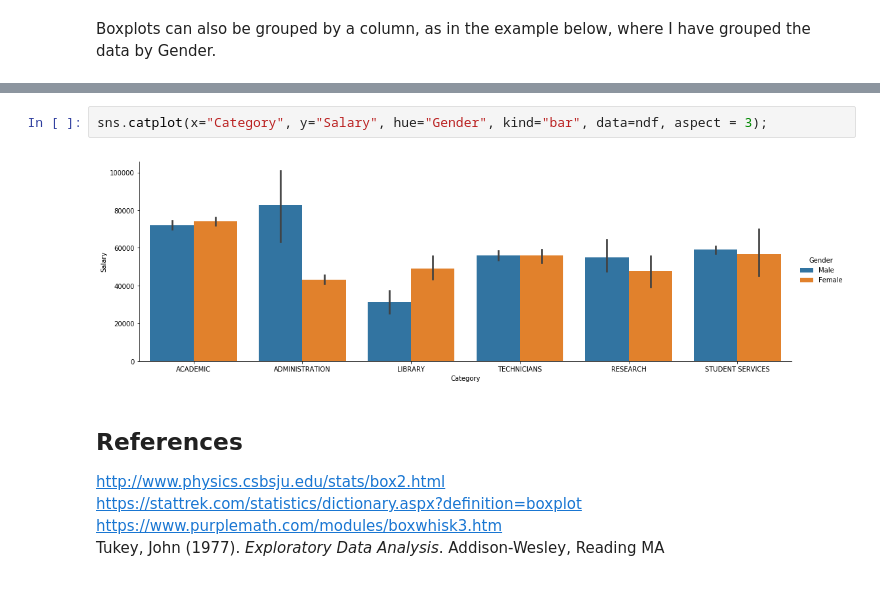
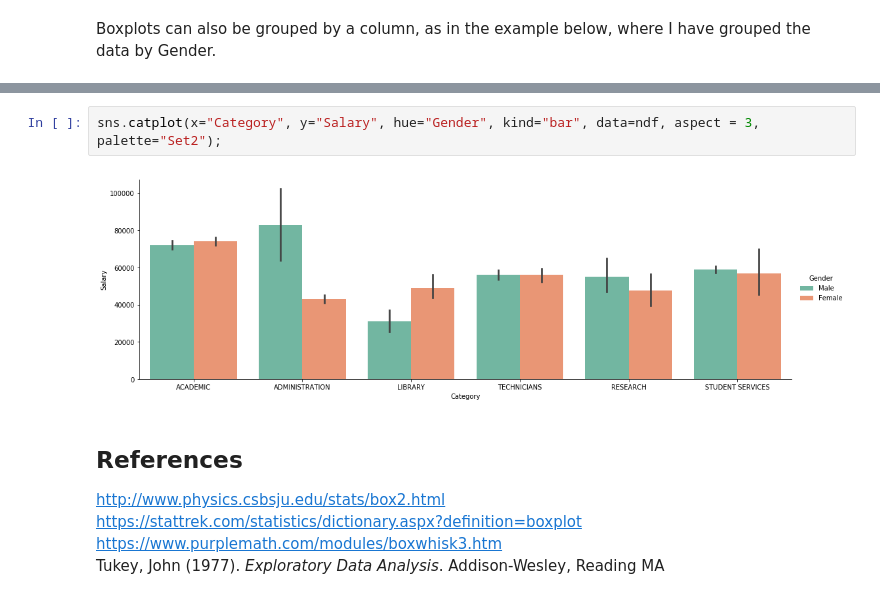
Before and after one commit to paulacduffy/boxplotsproject, a Jupyter notebook: Box Plots & their uses.ipynb, the cells around one changed output, grey strips where cells are left out. Saved outputs shown, nothing was run; the diff lists cells and outputs as text.

```diff
--- a/Box Plots & their uses.ipynb
+++ b/Box Plots & their uses.ipynb
@@ -101,7 +104,7 @@ Looking at the boxplot above one can quite easily see the varience in spread of
 # %%
-sns.catplot(x="Category", y="Salary", hue="Gender", kind="bar", data=ndf, aspect = 3);
+sns.catplot(x="Category", y="Salary", hue="Gender", kind="bar", data=ndf, aspect = 3, palette="Set2");
 # %% [output]
-[figure, old version]
+[figure, new version]
 # %% [markdown]
 ## References
 
```
Also changed, not shown: parts of 2 cells of this notebook.
